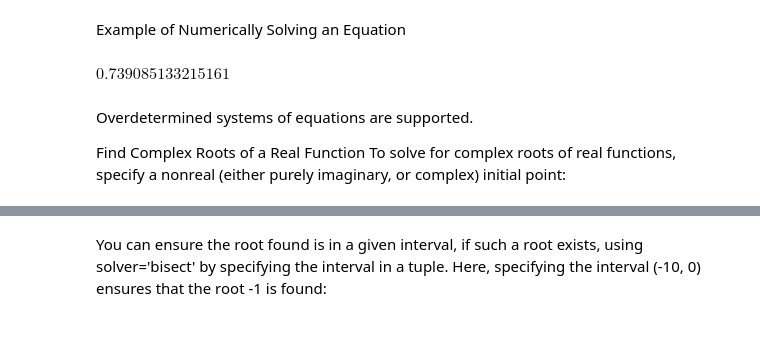
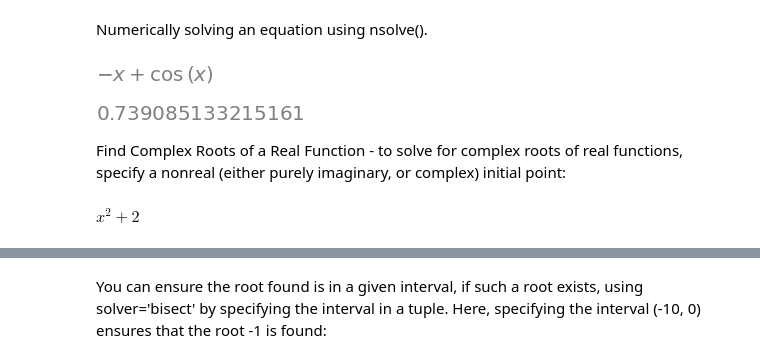
Before and after one commit to raywkhon/PyAstro, a Jupyter notebook: SymPy3.ipynb, the cells around one changed output, grey strips where cells are left out. Saved outputs shown, nothing was run; the diff lists cells and outputs as text; code cells hidden in the pictures; blank space fills up the shorter version.

```diff
--- a/SymPy3.ipynb
+++ b/SymPy3.ipynb
@@ -23,2 +8,2 @@ mpmath’s findroot(), which nsolve() calls and can pass parameters to
 # %% [markdown]
-Example of Numerically Solving an Equation
+Numerically solving an equation using nsolve().
@@ -25,14 +15,21 @@ Example of Numerically Solving an Equation
+# %%
+from sympy import cos, nsolve, Symbol
+x = Symbol('x')
+Equ = cos(x) - x
+Equ
+# %% [output]
+[figure, added]
 # %%
-from sympy import cos, nsolve, Symbol
-x = Symbol('x')
 nsolve(cos(x) - x, x, 1)
 # %% [output]
-$\displaystyle 0.739085133215161$
+[figure, added]
 # %% [markdown]
-Overdetermined systems of equations are supported.
-
-Find Complex Roots of a Real Function
-To solve for complex roots of real functions, specify a nonreal (either purely imaginary, or complex) initial point:
+Find Complex Roots of a Real Function - to solve for complex roots of real functions, specify a nonreal (either purely imaginary, or complex) initial point:
+# %%
+Equ = x**2 + 2
+Equ
+# %% [output]
+$\displaystyle x^{2} + 2$
 # %%
 from sympy import nsolve
 from sympy.abc import x
```
Also changed, not shown: parts of 18 cells of this notebook, 10 other files.
